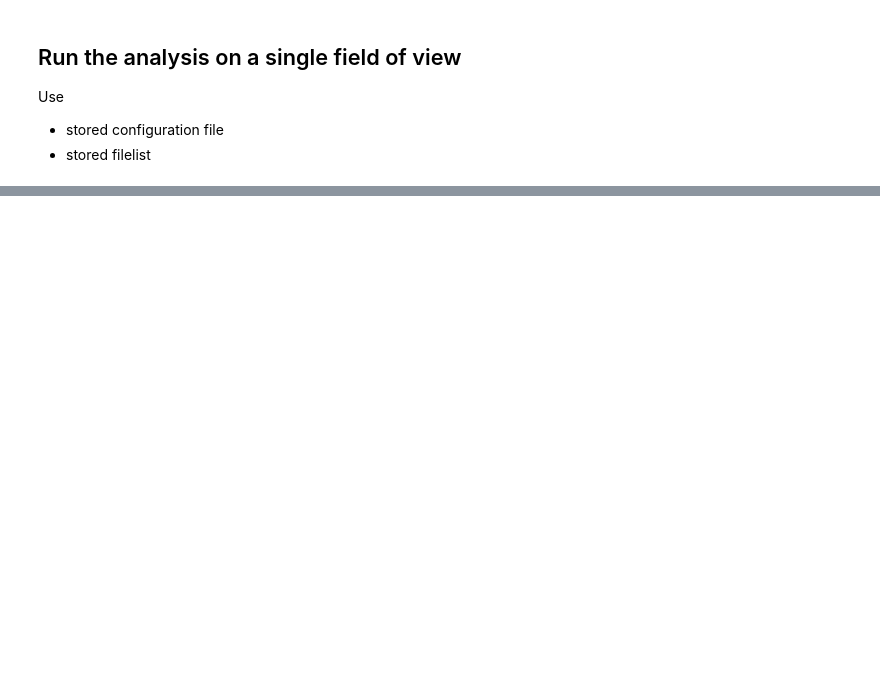
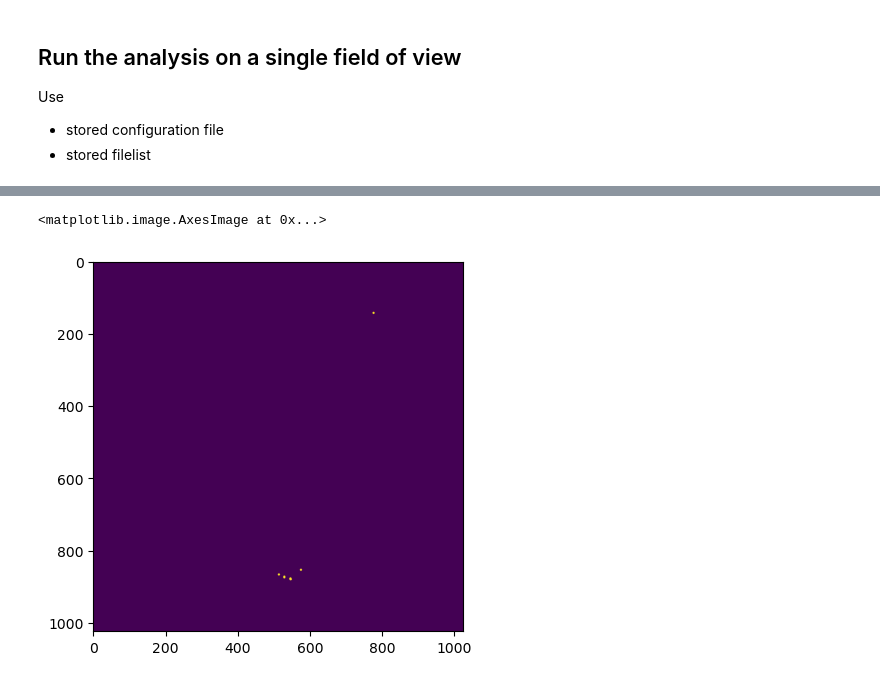
Before and after one commit to jboulanger/sganalysis, a Jupyter notebook: Run.ipynb, the cells around one changed output, grey strips where cells are left out. Drawn from its saved outputs; the diff is of its cells as text; code cells hidden in the pictures; blank space fills up the shorter version.

```diff
--- a/Run.ipynb
+++ b/Run.ipynb
@@ -63,0 +57,7 @@ RuntimeError: cuDNN error: CUDNN_STATUS_EXECUTION_FAILED_CUDART
+# %%
+import matplotlib.pyplot as plt
+plt.imshow((labels['granule']>0).astype(float) + mip["granule"].astype(float)/mip["granule"].max())
+plt.imshow((labels['granule']>0).astype(float))
+# %% [output]
+<matplotlib.image.AxesImage at 0x...>
+[figure, added]
```
Also changed, not shown: parts of 4 cells of this notebook, 1 other file.
